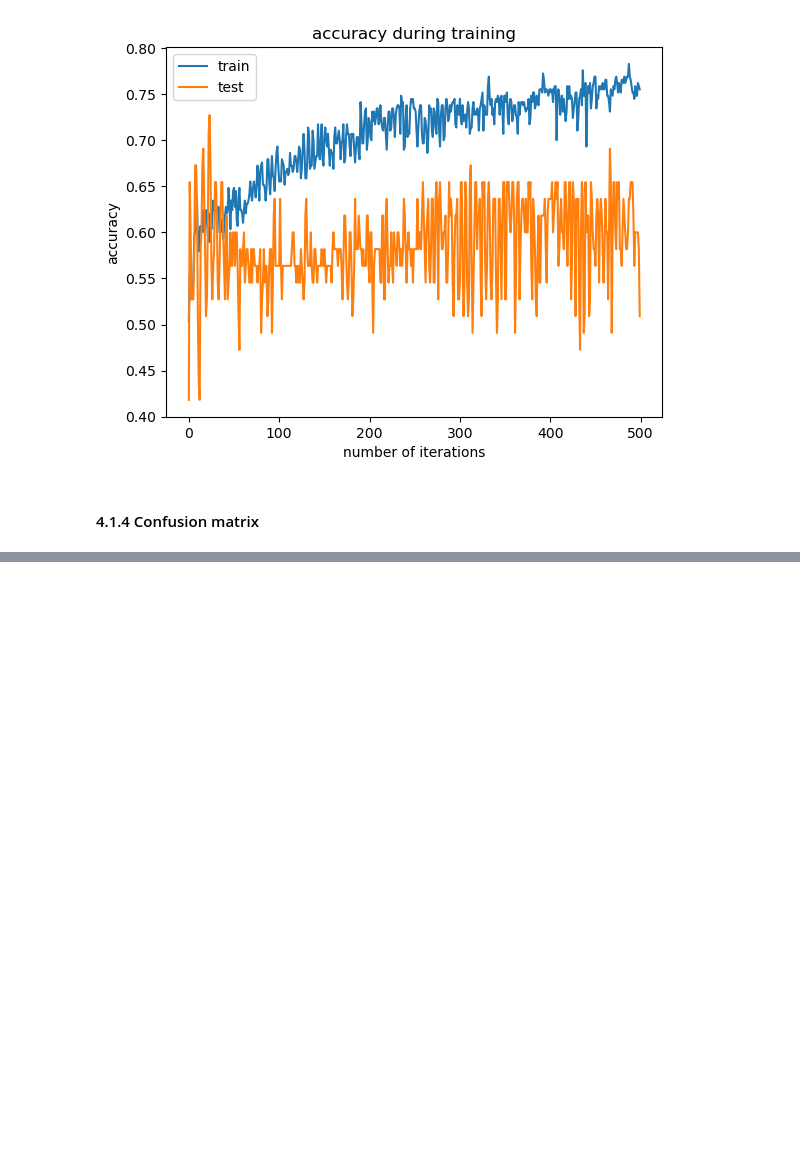
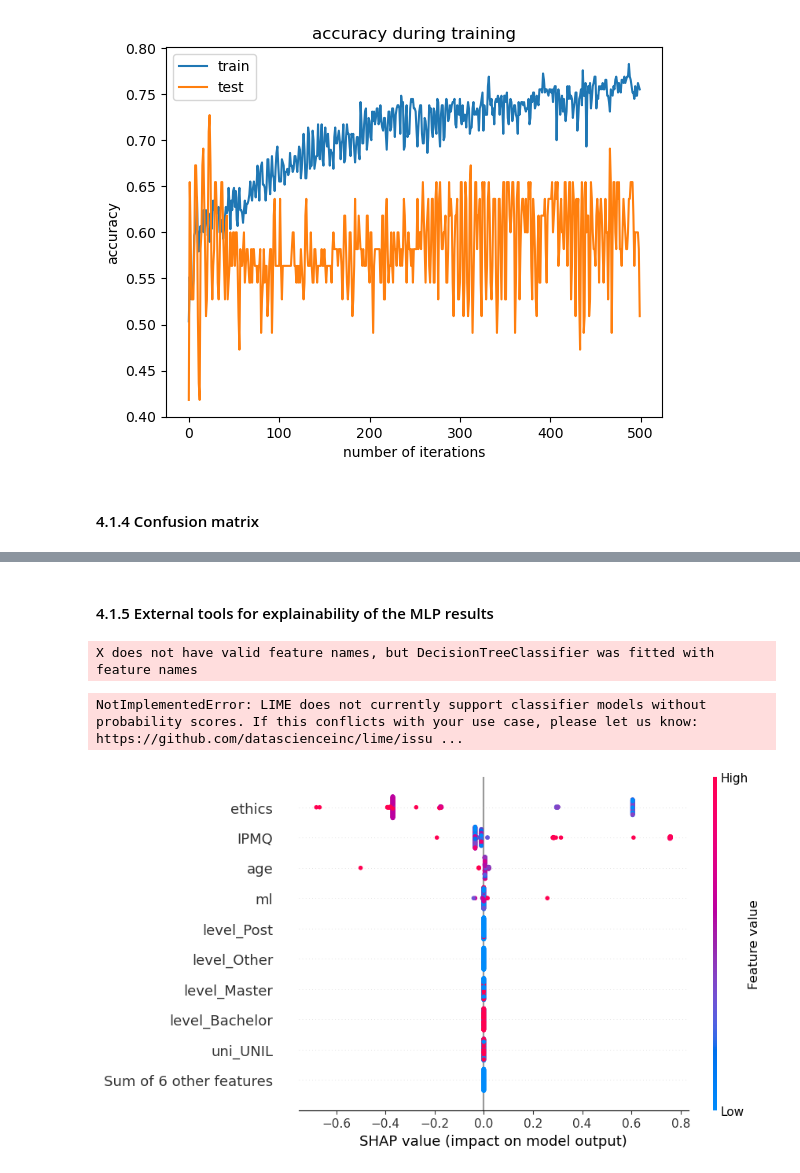
Before and after one commit to jeanknubel/ML4ED_Internship, a Jupyter notebook: notebooks/data_processing.ipynb, the cells around one changed output, grey strips where cells are left out. Drawn from its saved outputs; the diff is of its cells as text; code cells hidden in the pictures; blank space fills up the shorter version.

Commit message:
add LIME + SHAP

```diff
--- a/notebooks/data_processing.ipynb
+++ b/notebooks/data_processing.ipynb
@@ -343,3 +331,25 @@ zict                          2.1.0
 zipp                          3.8.0
 zope.interface                5.4.0
 Note: you may need to restart the kernel to use updated packages.
+# %% [markdown]
+#### 4.1.5 External tools for explainability of the MLP results
+# %%
+#lime
+X = X_train.astype('float32')
+
+explainer = lime_tabular.LimeTabularExplainer(np.array(X), mode='classification', feature_names=data.iloc[:, :-1].columns)
+
+idx = 0
+explanation = explainer.explain_instance(np.array(X)[idx], model_tree.predict)
+# %% [output]
+X does not have valid feature names, but DecisionTreeClassifier was fitted with feature names
+NotImplementedError: LIME does not currently support classifier models without probability scores. If this conflicts with your use case, please let us know: https://github.com/datascienceinc/lime/issu ...
+# %%
+#SHAP
+X = X_train.astype('float32')
+explainer = shap.Explainer(model_tree.predict, X)
+# Calculates the SHAP values - It takes some time
+shap_values = explainer(X)
+shap.plots.beeswarm(shap_values)
+# %% [output]
+[figure, added]
```
Also changed, not shown: parts of 6 cells of this notebook, 1 other file.
